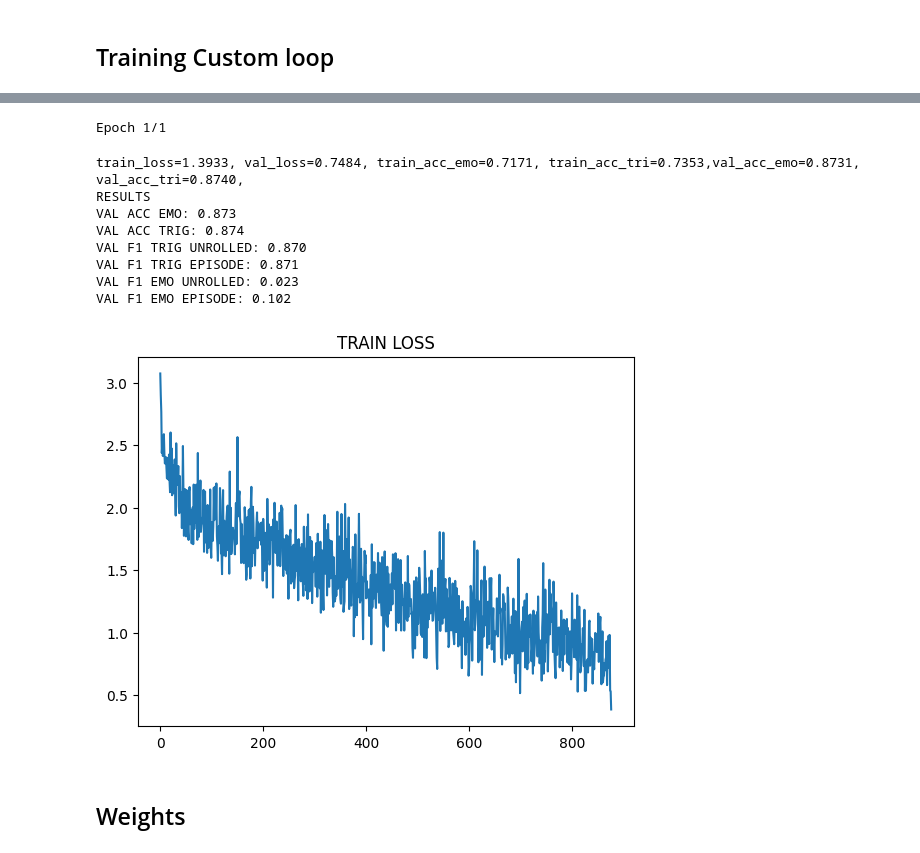
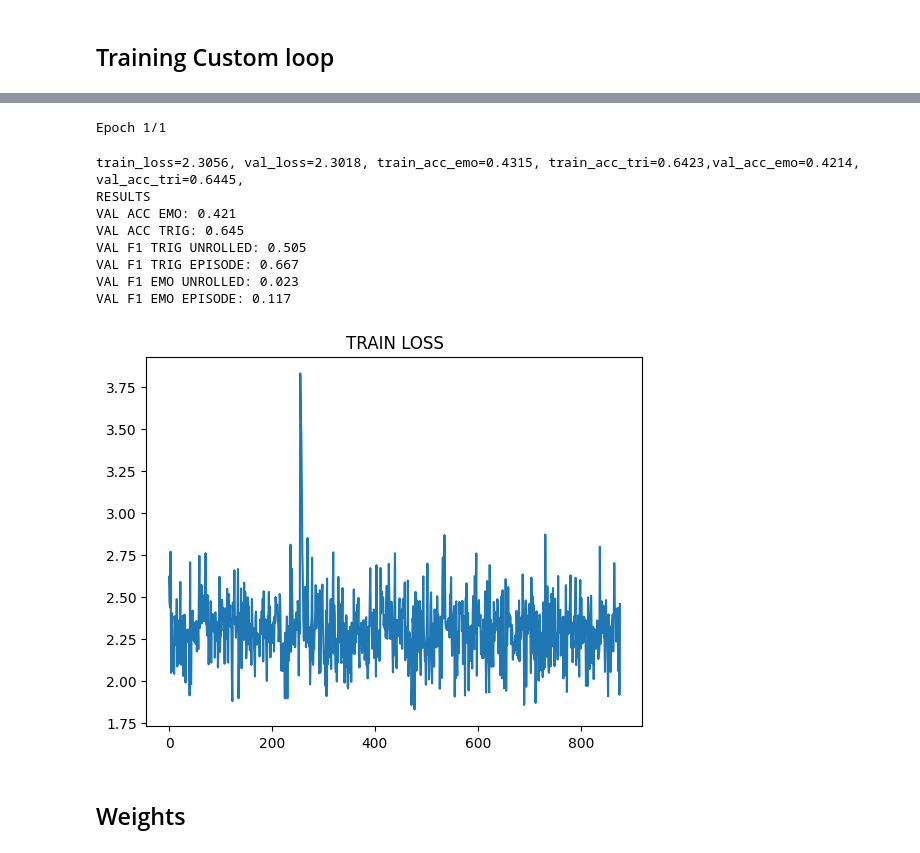
Before and after one commit to LeonardoM999/NLP-project, a Jupyter notebook: project.ipynb, the cells around one changed output, grey strips where cells are left out. Saved outputs shown, nothing was run; the diff lists cells and outputs as text; code cells hidden in the pictures.

Commit message:
run 5e-4 ctxt_win=4

```diff
--- a/project.ipynb
+++ b/project.ipynb
@@ -344,7 +344,7 @@ def explode_add_context(df: pd.DataFrame, ctxt_win_len: int = 1) -> pd.DataFrame
 # %%
 # ctxt_win_len = 2
 # ctxt_win_len = 3
-ctxt_win_len = 2
+ctxt_win_len = 4
 
 df_train = explode_add_context(df_train_t, ctxt_win_len)
 df_val = explode_add_context(df_val_t, ctxt_win_len)
@@ -519,8 +513,8 @@ def tokenize(ds_row, tokenizer):
         ds_row["next"] if ds_row["next"] != [] else None,
         truncation=True,
         padding="max_length",
-        # max_length=tokenizer.model_max_length // 2,
-        max_length=166,  # ot by experiment: check how long the tokenization is and set it to that
+        #max_length=tokenizer.model_max_length // 2,
+        max_length=235,  # got by experiment: check how long the tokenization is and set it to that
         return_tensors="pt",
     )
 
@@ -689,9 +694,6 @@ class BERTClass(torch.nn.Module):
 
         self.dropout_emo = torch.nn.Dropout(0.1)
         self.dropout_tri = torch.nn.Dropout(0.2)
-
-        # Funziona ma la loss resta uguale, probabilmente il problema è nel training a questo punto
-        # self.lstm = torch.nn.LSTM(self.bert.config.hidden_size, self.bert.config.hidden_size, batch_first=True)
 
         # classifiers
         self.l_emotions = torch.nn.Linear(self.bert.config.hidden_size, num_emotions)
@@ -707,10 +709,9 @@ class BERTClass(torch.nn.Module):
 
         # output, _ = self.lstm(output)
 
-        output = self.linear(output)
-        output_emotions = self.relu(output)
-        output_triggers = self.relu(output)
-
+        #output = self.linear(output)
+        #output_emotions = self.relu(output)
+        #output_triggers = self.relu(output)
         output_emotions = self.dropout_emo(output)
         output_triggers = self.dropout_tri(output)
 
@@ -1118,5 +1119,6 @@ validation_dl = torch.utils.data.DataLoader(
 ## Training Custom loop
 # %%
 N_EPOCHS = 1 if not (DEBUG_MODE) else 2
+learning_rate = 5e-4
 # %%
 # FROZEN
@@ -1159,29 +1161,29 @@ torch.save(model_frozen.state_dict(), Path("models/model_frozen.bin"))
 #        writer.writerows(row)
 # %%
 # FULL
-model_full, optimizer = setup(learning_rate=5e-5, frozen=False)
+model_full, optimizer = setup(learning_rate=learning_rate, frozen=False)
 
 history_full = train_eval(
     train_dl,
     validation_dl,
     model=model_full,
     optimizer=optimizer,
     n_epochs=1,
     save_name=f"test_model",
 )
 
 show_results(history_full)
 # %% [output]
 Epoch 1/1
-train_loss=1.3933, val_loss=0.7484, train_acc_emo=0.7171, train_acc_tri=0.7353,val_acc_emo=0.8731, val_acc_tri=0.8740,
+train_loss=2.3056, val_loss=2.3018, train_acc_emo=0.4315, train_acc_tri=0.6423,val_acc_emo=0.4214, val_acc_tri=0.6445,
 RESULTS
-VAL ACC EMO: 0.873
-VAL ACC TRIG: 0.874
-VAL F1 TRIG UNROLLED: 0.870
-VAL F1 TRIG EPISODE: 0.871
+VAL ACC EMO: 0.421
+VAL ACC TRIG: 0.645
+VAL F1 TRIG UNROLLED: 0.505
+VAL F1 TRIG EPISODE: 0.667
 VAL F1 EMO UNROLLED: 0.023
-VAL F1 EMO EPISODE: 0.102
+VAL F1 EMO EPISODE: 0.117
-[figure, old version]
+[figure, new version]
 # %% [markdown]
 ## Weights
 # %%
```
Also changed, not shown: parts of 9 cells of this notebook.
